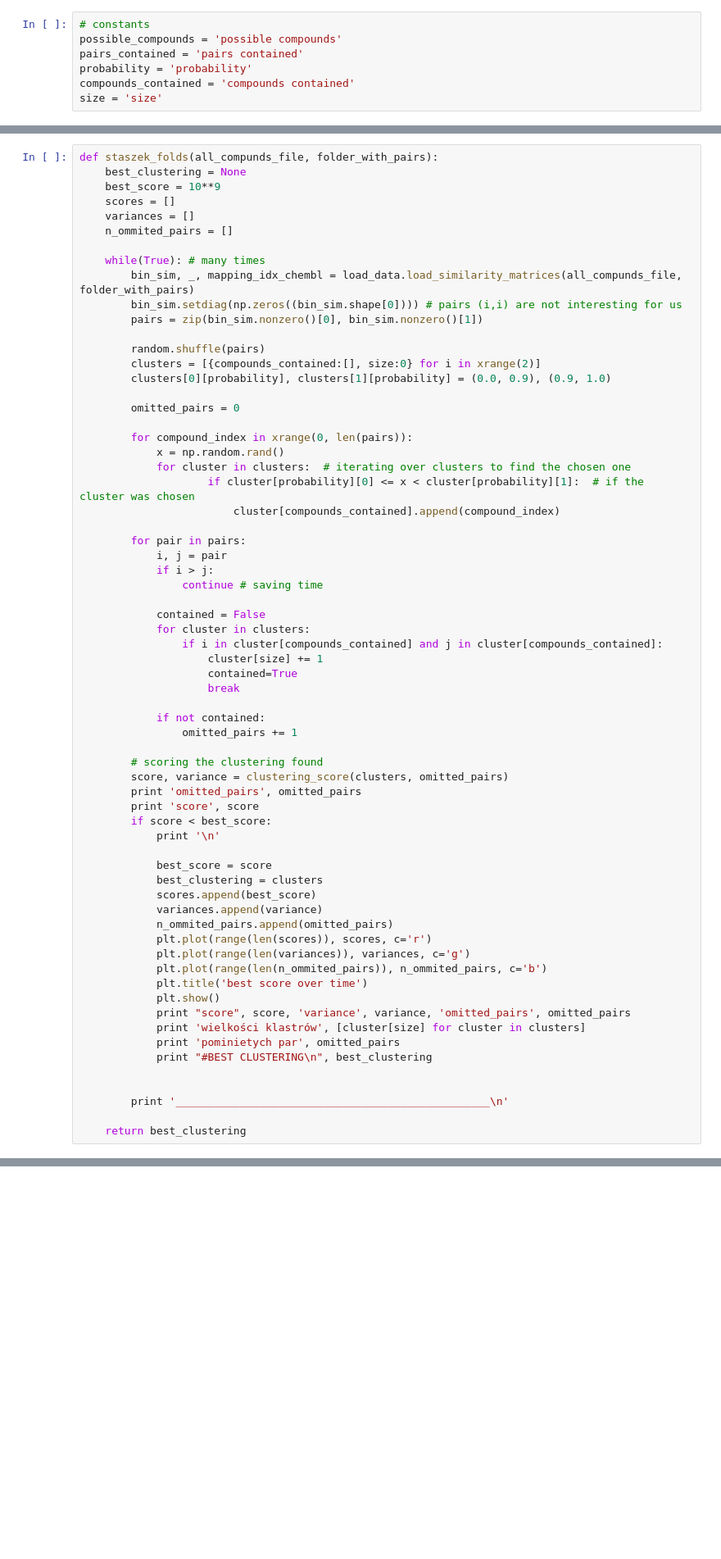
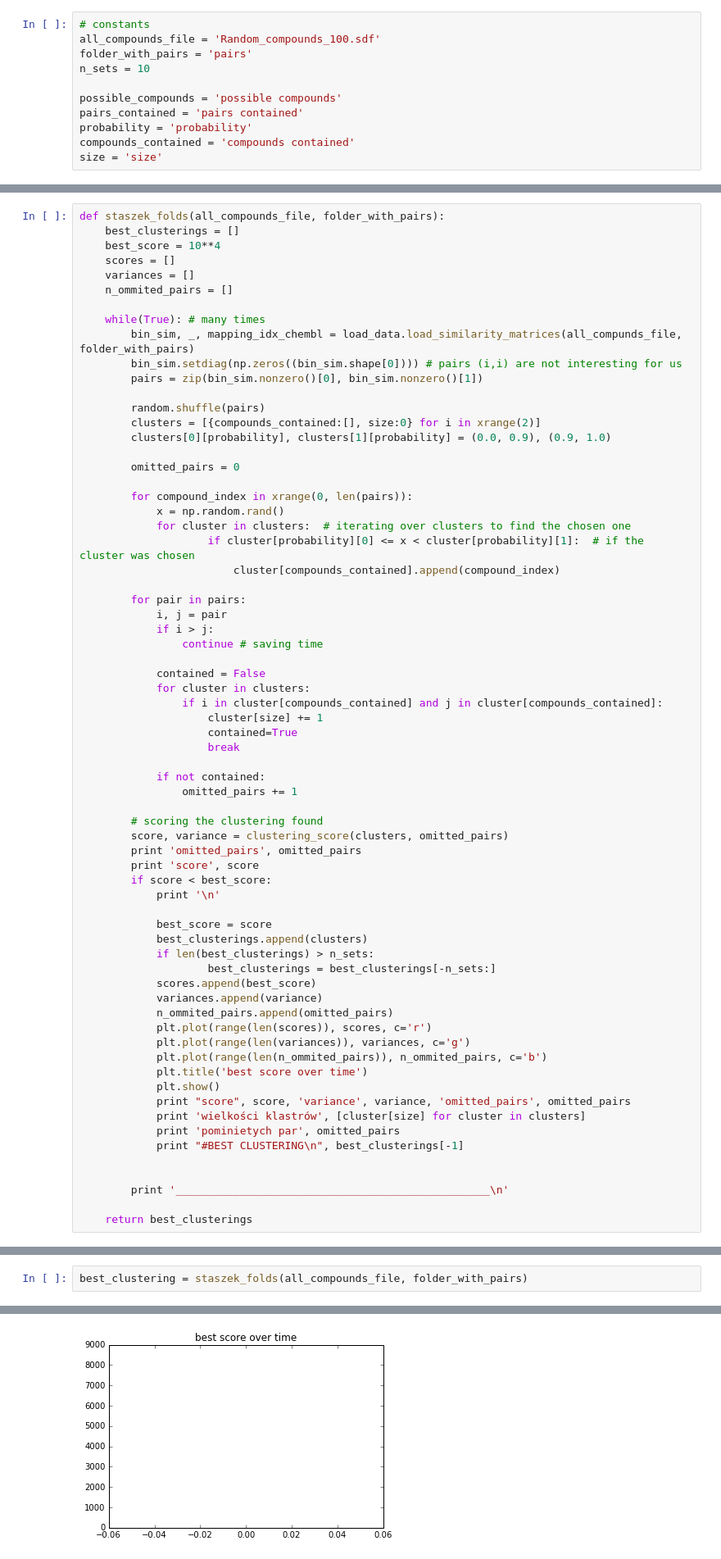
Before and after one commit to Lamiane/chemical-similarity-clustering, a Jupyter notebook: find_best_folds.ipynb, the cells around one changed output, grey strips where cells are left out. Shown: that part at 82% size. Saved outputs shown, nothing was run; the diff lists cells and outputs as text; blank space fills up the shorter version.

Commit message:
documented load_data script, work in progress in finde_best_folds

```diff
--- a/find_best_folds.ipynb
+++ b/find_best_folds.ipynb
@@ -13,6 +13,10 @@ term = Terminal()
 print term.blue('kotek')
 # %%
 # constants
+all_compounds_file = 'Random_compounds_100.sdf'
+folder_with_pairs = 'pairs'
+n_sets = 10
+
 possible_compounds = 'possible compounds'
 pairs_contained = 'pairs contained'
 probability = 'probability'
@@ -116,7 +122,7 @@ best_clustering = agnieszka_folds('Random_compounds_100.sdf', 'pairs')
 # %%
-def staszek_folds(all_compunds_file, folder_with_pairs):
-    best_clustering = None
-    best_score = 10**9
+def staszek_folds(all_compounds_file, folder_with_pairs):
+    best_clusterings = []
+    best_score = 10**4
     scores = []
     variances = []
     n_ommited_pairs = []
@@ -161,7 +167,9 @@ def staszek_folds(all_compunds_file, folder_with_pairs):
             print '\n'
 
             best_score = score
-            best_clustering = clusters
+            best_clusterings.append(clusters)
+            if len(best_clusterings) > n_sets:
+                    best_clusterings = best_clusterings[-n_sets:]
             scores.append(best_score)
             variances.append(variance)
             n_ommited_pairs.append(omitted_pairs)
@@ -173,9 +181,9 @@ def staszek_folds(all_compunds_file, folder_with_pairs):
             print "score", score, 'variance', variance, 'omitted_pairs', omitted_pairs
             print 'wielkości klastrów', [cluster[size] for cluster in clusters]
             print 'pominietych par', omitted_pairs
-            print "#BEST CLUSTERING\n", best_clustering
+            print "#BEST CLUSTERING\n", best_clusterings[-1]
 
 
         print '_________________________________________________\n'
 
-    return best_clustering
+    return best_clusterings
@@ -183,0 +190,3 @@ best_clustering = staszek_folds('Random_compounds_100.sdf', 'pairs')
+# %%
+best_clustering = staszek_folds(all_compounds_file, folder_with_pairs)
+# %% [output]
@@ -183,0 +210 @@ best_clustering = staszek_folds('Random_compounds_100.sdf', 'pairs')
+[figure, added]
```
Also changed, not shown: parts of 5 cells of this notebook, 1 other file.
